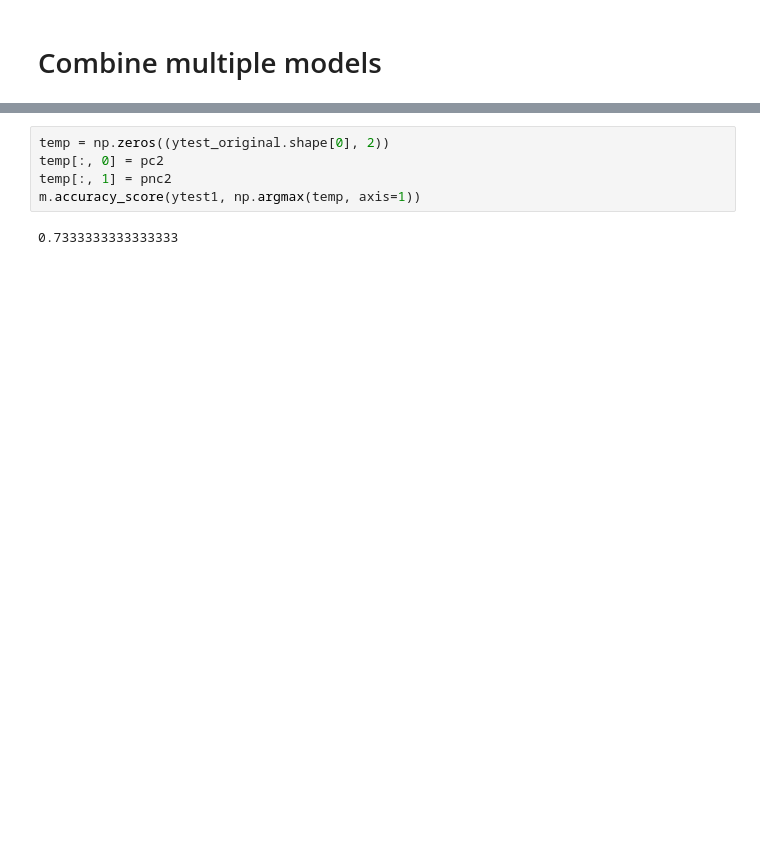
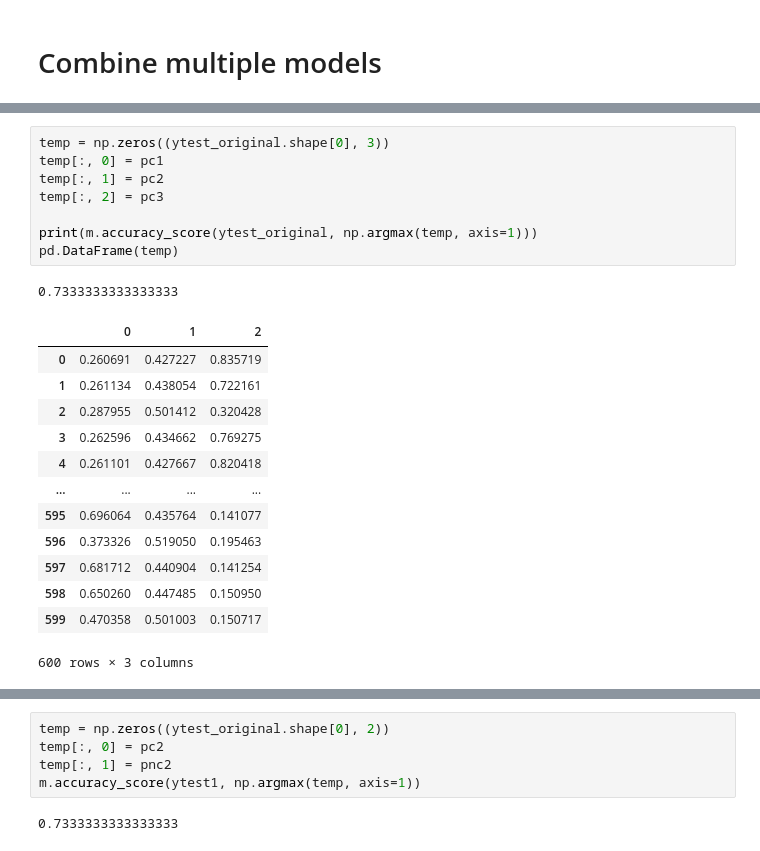
Before and after one commit to henockmamo54/CIM, a Jupyter notebook: notebook/Final Results/OVO test/NoHBP_12 Features Model.ipynb, the cells around one changed output, grey strips where cells are left out. Drawn from its saved outputs; the diff is of its cells as text; blank space fills up the shorter version.

```diff
--- a/notebook/Final Results/OVO test/NoHBP_12 Features Model.ipynb
+++ b/notebook/Final Results/OVO test/NoHBP_12 Features Model.ipynb
@@ -521 +540,24 @@ m.accuracy_score(ytest_original, np.argmax(temp, axis=1))
 [interactive output not drawn]
+# %%
+temp = np.zeros((ytest_original.shape[0], 3))
+temp[:, 0] = pc1
+temp[:, 1] = pc2
+temp[:, 2] = pc3
+
+print(m.accuracy_score(ytest_original, np.argmax(temp, axis=1)))
+pd.DataFrame(temp)
+# %% [output]
+0.7333333333333333
+|  | 0 | 1 | 2 |
+| 0 | 0.260691 | 0.427227 | 0.835719 |
+| 1 | 0.261134 | 0.438054 | 0.722161 |
+| 2 | 0.287955 | 0.501412 | 0.320428 |
+| 3 | 0.262596 | 0.434662 | 0.769275 |
+| 4 | 0.261101 | 0.427667 | 0.820418 |
+| ... | ... | ... | ... |
+| 595 | 0.696064 | 0.435764 | 0.141077 |
+| 596 | 0.373326 | 0.519050 | 0.195463 |
+| 597 | 0.681712 | 0.440904 | 0.141254 |
+| 598 | 0.650260 | 0.447485 | 0.150950 |
+| 599 | 0.470358 | 0.501003 | 0.150717 |
+600 rows × 3 columns
```
Also changed, not shown: parts of 9 cells of this notebook, 1 other file.
